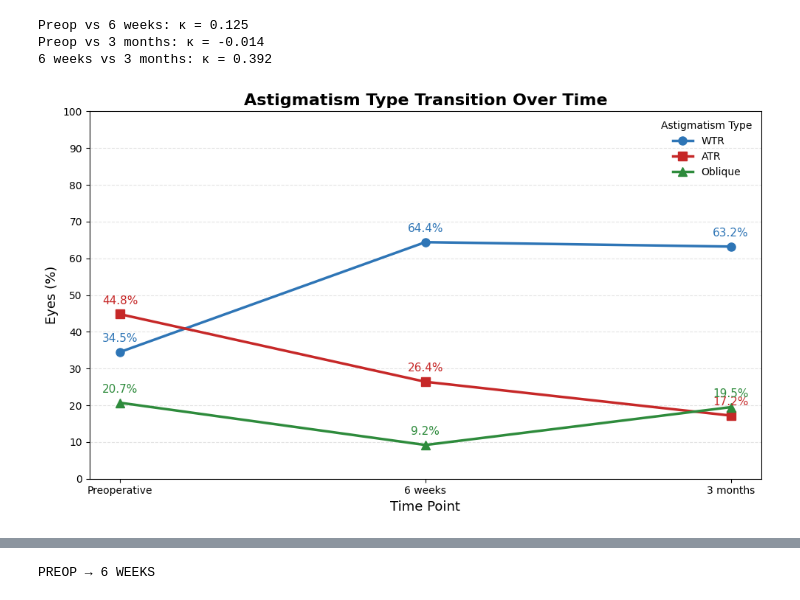
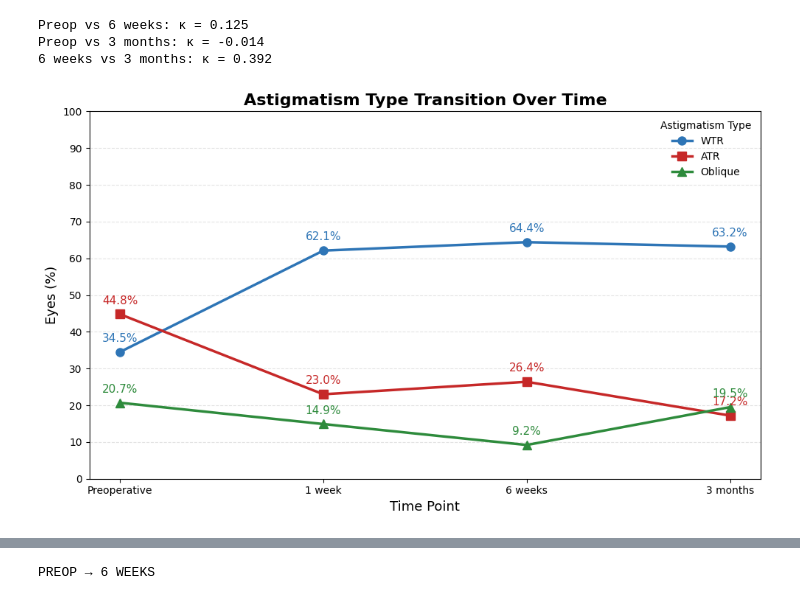
Before and after one commit to krishnacharyaprabhakar-lgtm/AI-Ophthalmology-Dashboard, a Jupyter notebook: pva_study_Egypt_30_8_26.ipynb, the cells around one changed output, grey strips where cells are left out. Cells and saved outputs as stored; diff of their text form; code cells hidden in the pictures.

```diff
--- a/pva_study_Egypt_30_8_26.ipynb
+++ b/pva_study_Egypt_30_8_26.ipynb
@@ -1719,11 +1907,11 @@ Preop vs 3 months: κ = -0.014
 import matplotlib.pyplot as plt
 
 # Data from Thibos power-vector classification
-time_points = ["Preoperative", "6 weeks", "3 months"]
+time_points = ["Preoperative", "1 week", "6 weeks", "3 months"]
 
-wtr = [34.5, 64.4, 63.2]
-atr = [44.8, 26.4, 17.2]
-oblique = [20.7, 9.2, 19.5]
+wtr = [34.5, 62.1, 64.4, 63.2]
+atr = [44.8, 23.0, 26.4, 17.2]
+oblique = [20.7, 14.9, 9.2, 19.5]
 
 # Create figure
 plt.figure(figsize=(10, 6))
@@ -1794,34 +1982,34 @@ plt.ylabel("Eyes (%)", fontsize=13)
 # Y-axis
 plt.ylim(0, 100)
 plt.yticks(range(0, 101, 10))
 
 # Grid
 plt.grid(
     axis="y",
     linestyle="--",
     alpha=0.35
 )
 
 # Legend
 plt.legend(
     title="Astigmatism Type",
     loc="upper right",
     frameon=False
 )
 
 # Clean layout
 plt.tight_layout()
 
 # Save high-resolution figure
 plt.savefig(
     "astigmatism_type_transition.png",
     dpi=300,
     bbox_inches="tight"
 )
 
 plt.show()
 # %% [output]
-[figure, old version]
+[figure, new version]
 # %%
 # Check the classification variables
 cols = [
```
Also changed, not shown: parts of 23 cells of this notebook.
